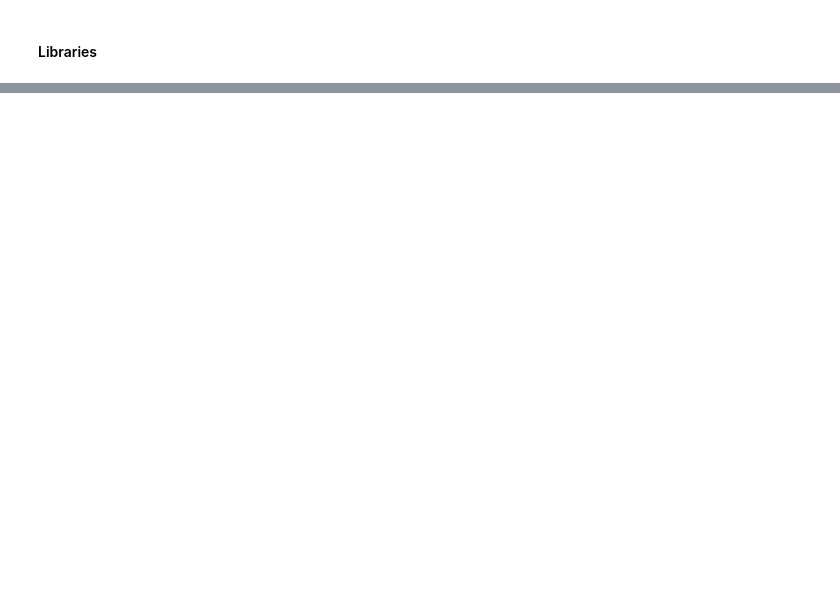
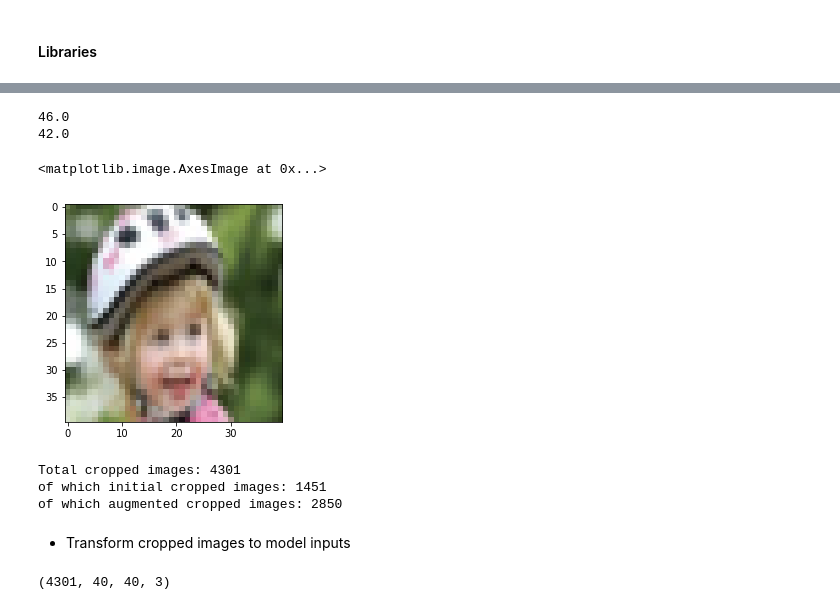
Before and after one commit to konstantinos-al/ml_project_quebec, a Jupyter notebook: Master_notebook_MASTER.ipynb, the cells around one changed output, grey strips where cells are left out. Saved outputs shown, nothing was run; the diff lists cells and outputs as text; code cells hidden in the pictures; blank space fills up the shorter version.

```diff
--- a/Master_notebook_MASTER.ipynb
+++ b/Master_notebook_MASTER.ipynb
@@ -204,8 +253,9 @@ full_imgs_array_final.shape
 # %%
+# Creating an array with labels
 labels_array = []
-for i in range(0, len(full_imgs)+1):
+for i in range(0, len(final_full_imgs)+1):
     try:
-        labels_array.append(np.array(full_imgs[i][2]))
+        labels_array.append(np.array(final_full_imgs[i][2]))
     except:
         pass
 labels_array = np.array(labels_array, dtype='int')
@@ -215,0 +340,45 @@ full_imgs_labels = to_categorical(labels_array)
+# %%
+all_cropped_imgs = cropped_imgs + augm_cropped_imgs
+# %%
+x = 0
+y = 0
+itt = len(all_cropped_imgs)
+for i in range(0, len(all_cropped_imgs)+1):
+    try:
+        tmp_shape = all_cropped_imgs[i][1].shape
+        x += tmp_shape[0]
+        y += tmp_shape[1]
+    except:
+        itt -=1
+        pass
+
+print(round(x/itt,0))
+print(round(y/itt,0))
+# %% [output]
+46.0
+42.0
+# %%
+all_cropped_imgs_v2 = []
+for i in range(1, len(all_cropped_imgs)):
+    try:
+        img_temp =array_to_img(all_cropped_imgs[i][1])
+        resized = img_temp.resize((40,40)) # resize all images to 40x40
+        image = cv2.cvtColor(np.array(resized), cv2.INPAINT_TELEA)
+        all_cropped_imgs_v2.append([all_cropped_imgs[i][0], image, all_cropped_imgs[i][2], all_cropped_imgs[i][3]])
+    except:
+        pass
+# %%
+plt.imshow(all_cropped_imgs_v2[4300][1], interpolation='nearest')
+# %% [output]
+<matplotlib.image.AxesImage at 0x...>
+[figure, added]
+# %%
+print("Total cropped images:", len(all_cropped_imgs_v2))
+print("of which initial cropped images:", len(cropped_imgs))
+print("of which augmented cropped images:", (len(all_cropped_imgs_v2)-len(cropped_imgs)))
+# %% [output]
+Total cropped images: 4301
+of which initial cropped images: 1451
+of which augmented cropped images: 2850
+# %% [markdown]
+* Transform cropped images to model inputs
@@ -215,0 +394,5 @@ full_imgs_labels = to_categorical(labels_array)
+# %%
+# shape of new array
+cropped_imgs_array.shape
+# %% [output]
+(4301, 40, 40, 3)
```
Also changed, not shown: parts of 65 cells of this notebook.
